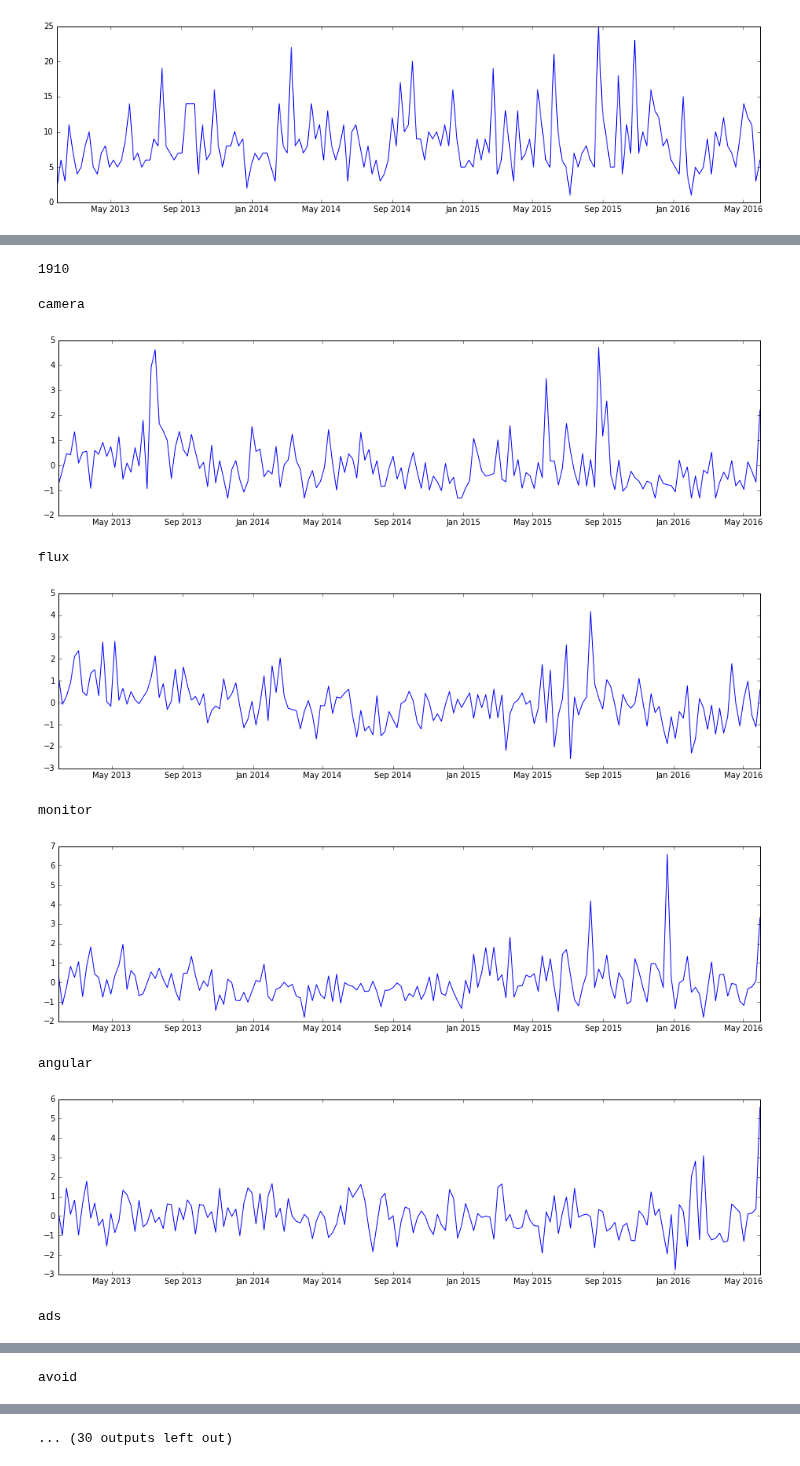
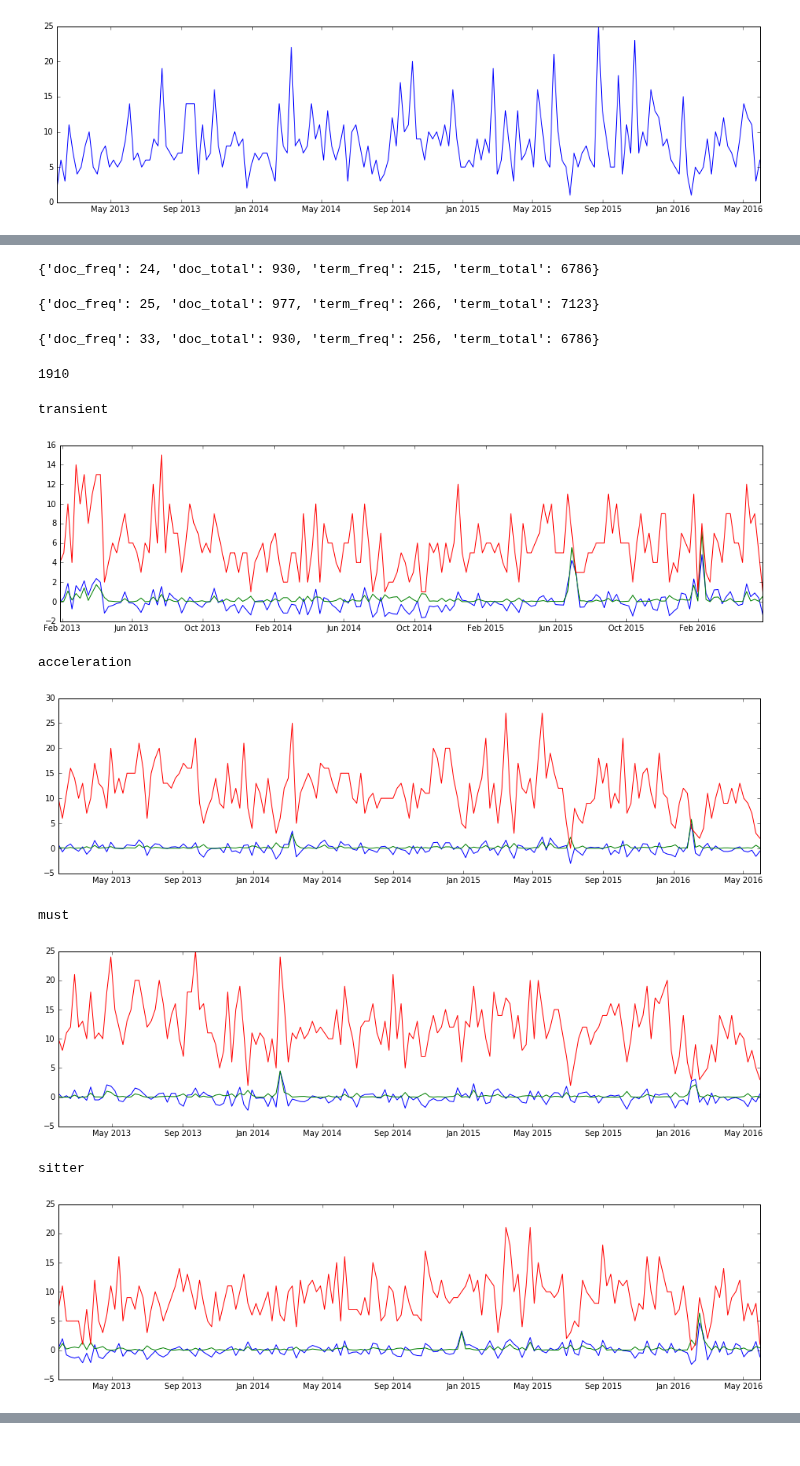
Before and after one commit to inspirehep/invenio-trends, a Jupyter notebook: research/Zscores.ipynb, the cells around one changed output, grey strips where cells are left out. Drawn from its saved outputs; the diff is of its cells as text; code cells hidden in the pictures.

```diff
--- a/research/Zscores.ipynb
+++ b/research/Zscores.ipynb
@@ -134,3 +123,15 @@ terms_week1
+# %%
+terms_week2['higg']
+# %% [output]
+{'doc_freq': 24, 'doc_total': 930, 'term_freq': 215, 'term_total': 6786}
+# %%
+terms_week3['higg']
+# %% [output]
+{'doc_freq': 25, 'doc_total': 977, 'term_freq': 266, 'term_total': 7123}
+# %%
+terms_week4['higg']
+# %% [output]
+{'doc_freq': 33, 'doc_total': 930, 'term_freq': 256, 'term_total': 6786}
 # %%
 selected = {}
 for k, v in sorted(terms_week1.items()):
@@ -141,22 +142,28 @@ len(selected)
 # %% [output]
 1910
 # %%
-for k, v in list(selected.items())[:100]:
+for k, v in list(selected.items())[:20]:
     x, y = unzip(hist_terms(k))
     start = np.where(tx == min(x))[0][0]
     end = np.where(tx == max(x))[0][0]
-    score = sp.stats.zscore(zero_div(y, ty[start:end+1]))
-    if max(score) >= 4:
+    scoped = ty[start:end+1]
+    normalized = zero_div(y, scoped)
+    zscore = sp.stats.zscore(normalized)
+    chiscore = (normalized - np.mean(normalized)) ** 2 / np.mean(normalized)
+    if max(zscore) >= 4:
         print(k)
-        plt.plot(x, score)
+        plt.plot(x, zscore)
+        plt.plot(x, chiscore * 100)
+        plt.plot(x, y)
         plt.show()
+
+        #plt.hist(score)
 # %% [output]
-camera
+transient
-[figure, old version]
+[figure, new version]
-flux
+acceleration
-[figure, old version]
+[figure, new version]
-monitor
+must
-[figure, old version]
+[figure, new version]
-angular
+sitter
-[figure, old version]
+[figure, new version]
-ads
@@ -164 +169,0 @@ ads
-avoid
@@ -166 +169,0 @@ avoid
-... (30 outputs left out)
```
Also changed, not shown: parts of 16 cells of this notebook, 1 other file.
